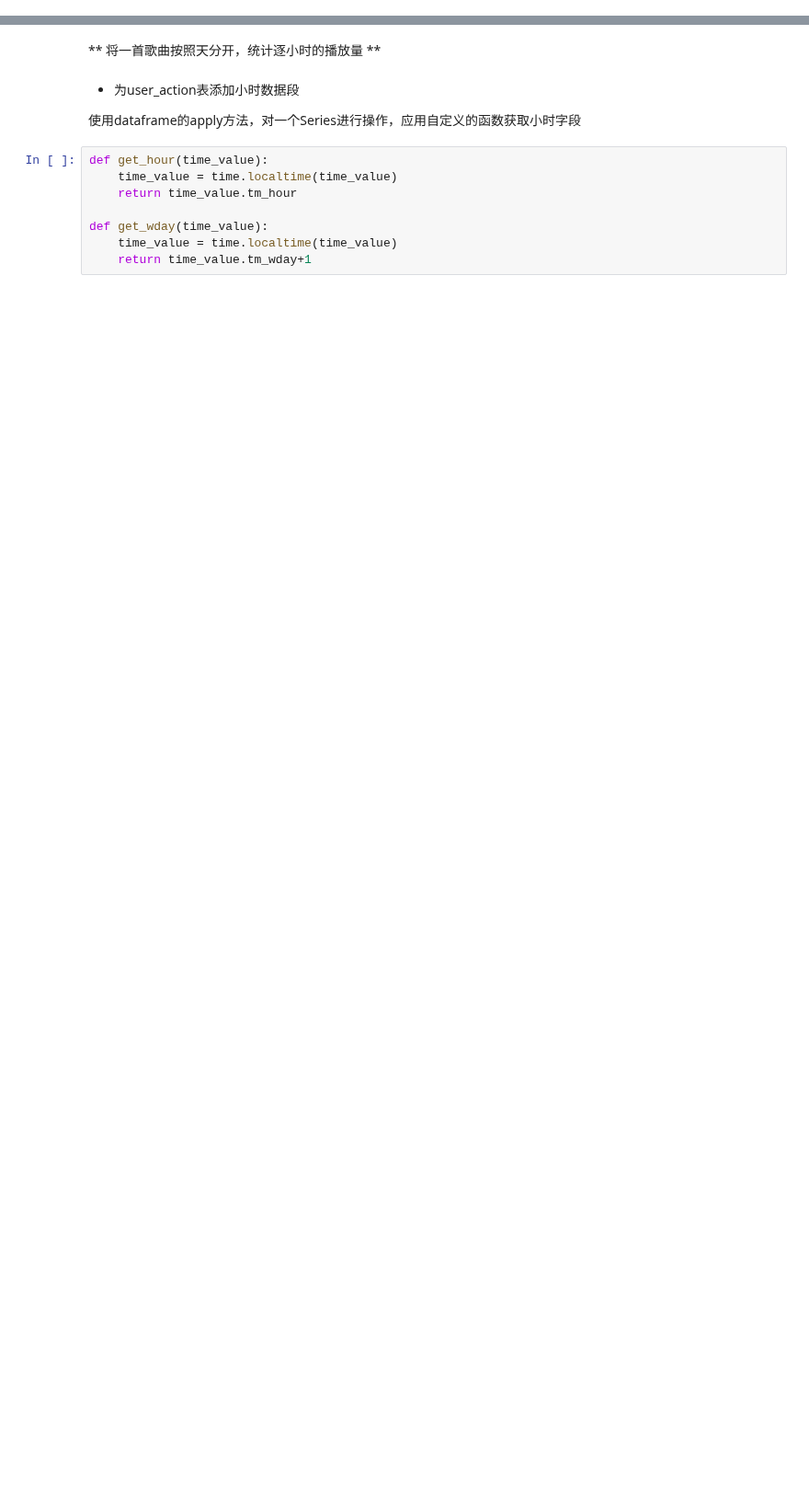
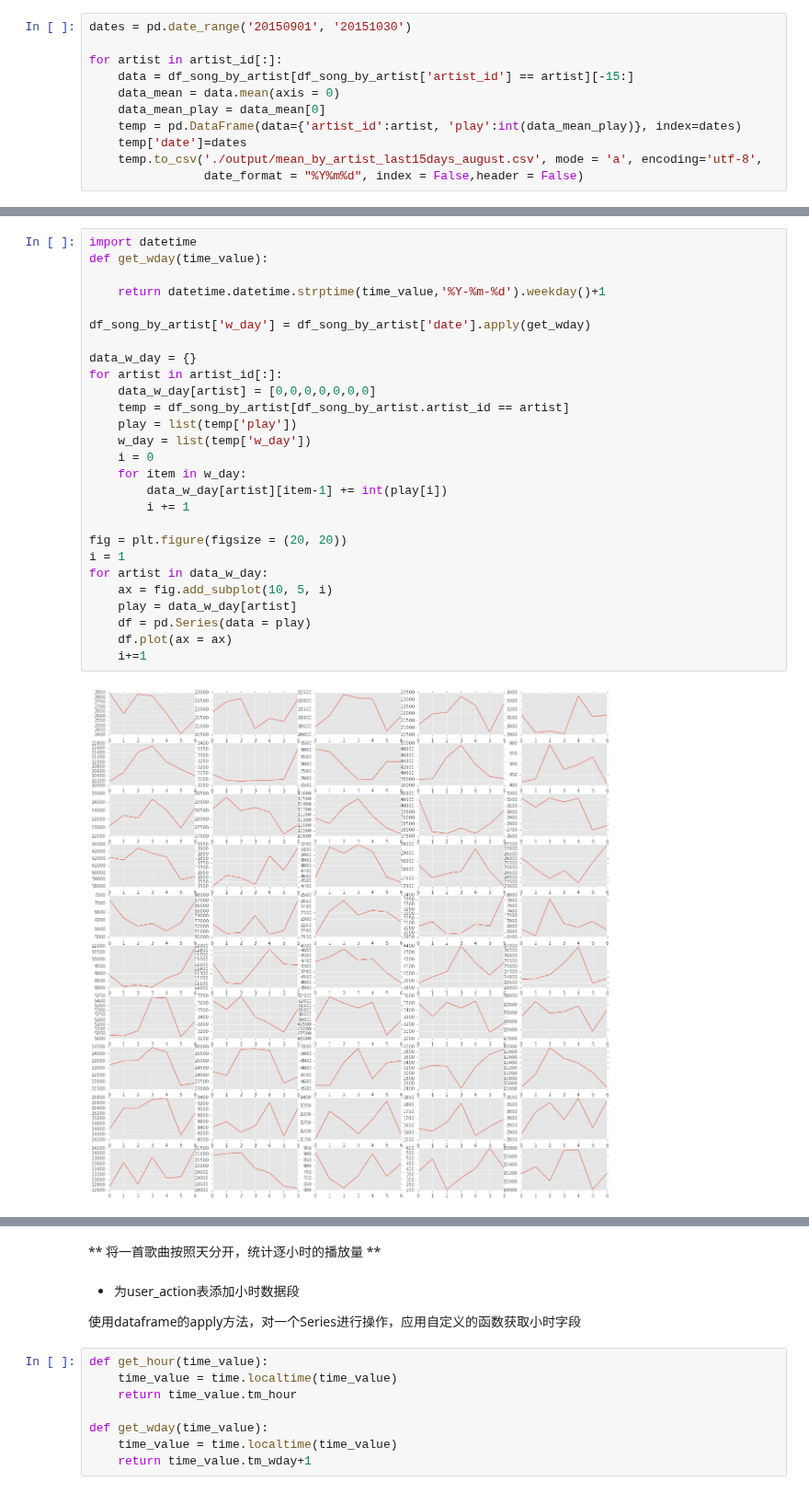
Before and after one commit to amazingcosmos/DM-course-Project, a Jupyter notebook: analyse.ipynb, the cells around one changed output, grey strips where cells are left out. Shown at 92% size. Saved outputs shown, nothing was run; the diff lists cells and outputs as text; blank space fills up the shorter version.

```diff
--- a/analyse.ipynb
+++ b/analyse.ipynb
@@ -25,0 +39,11 @@ artist_id = list(set(df_song_by_artist['artist_id']))
+# %%
+dates = pd.date_range('20150901', '20151030')
+
+for artist in artist_id[:]:
+    data = df_song_by_artist[df_song_by_artist['artist_id'] == artist][-15:]
+    data_mean = data.mean(axis = 0)
+    data_mean_play = data_mean[0]
+    temp = pd.DataFrame(data={'artist_id':artist, 'play':int(data_mean_play)}, index=dates)
+    temp['date']=dates
+    temp.to_csv('./output/mean_by_artist_last15days_august.csv', mode = 'a', encoding='utf-8',
+                date_format = "%Y%m%d", index = False,header = False)
@@ -25,0 +56,29 @@ artist_id = list(set(df_song_by_artist['artist_id']))
+# %%
+import datetime
+def get_wday(time_value):
+
+    return datetime.datetime.strptime(time_value,'%Y-%m-%d').weekday()+1
+
+df_song_by_artist['w_day'] = df_song_by_artist['date'].apply(get_wday)
+
+data_w_day = {}
+for artist in artist_id[:]:
+    data_w_day[artist] = [0,0,0,0,0,0,0]
+    temp = df_song_by_artist[df_song_by_artist.artist_id == artist]
+    play = list(temp['play'])
+    w_day = list(temp['w_day'])
+    i = 0
+    for item in w_day:
+        data_w_day[artist][item-1] += int(play[i])
+        i += 1
+
+fig = plt.figure(figsize = (20, 20))
+i = 1
+for artist in data_w_day:
+    ax = fig.add_subplot(10, 5, i)
+    play = data_w_day[artist]
+    df = pd.Series(data = play)
+    df.plot(ax = ax)
+    i+=1
+# %% [output]
+[figure, added]
```
Also changed, not shown: parts of 22 cells of this notebook, 9 other files.
